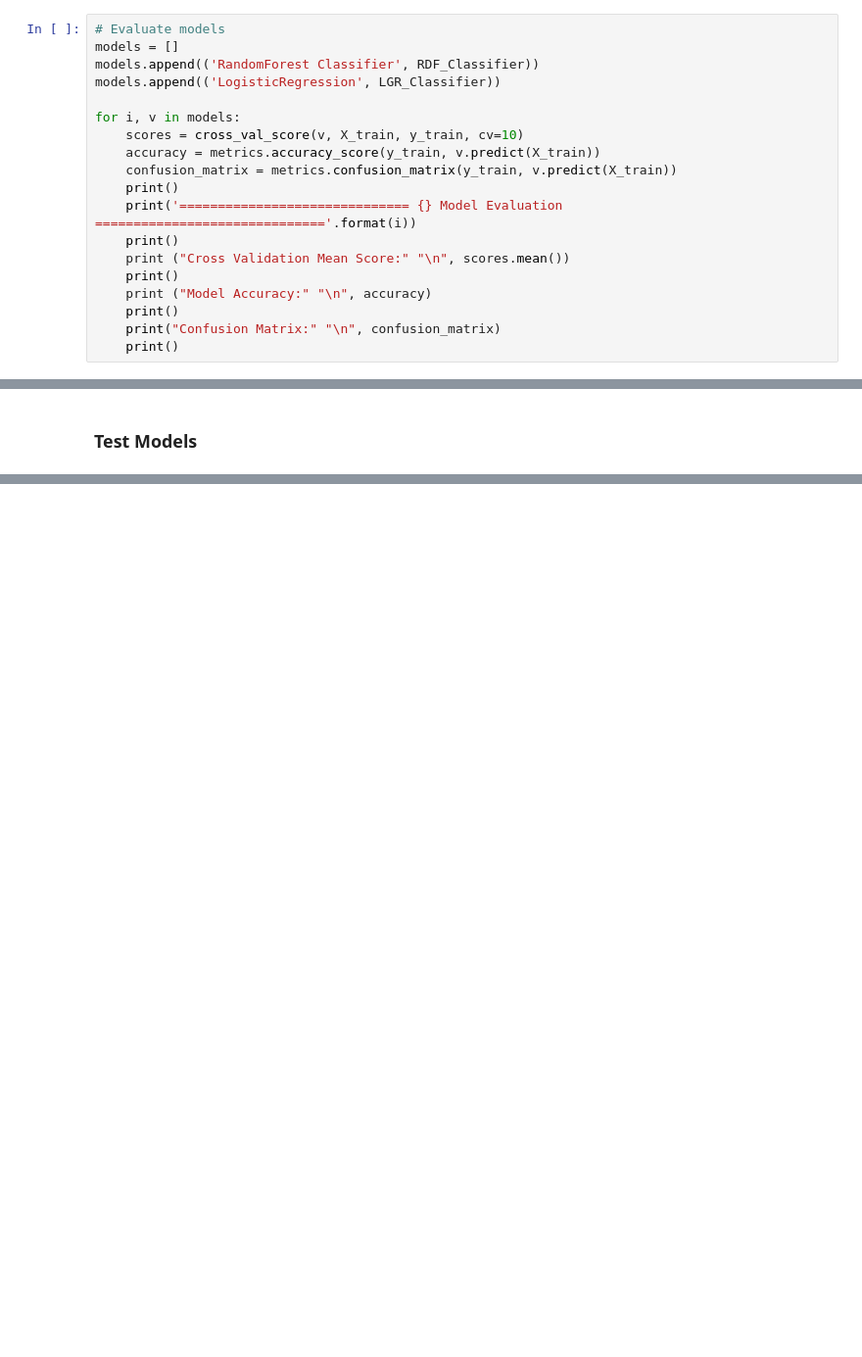
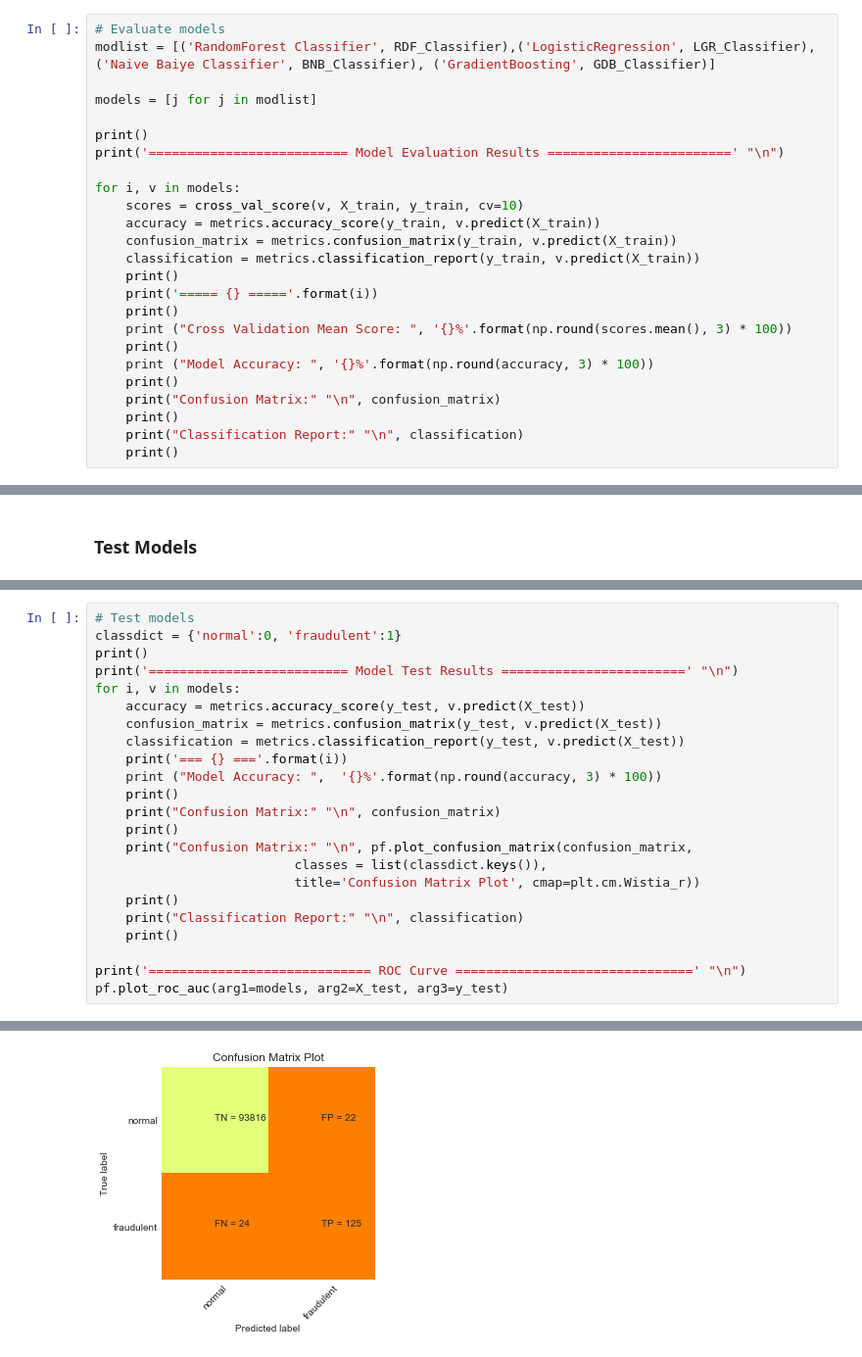
Before and after one commit to dimtics/Fraud-Detection-in-Credit-Card-Transactions-using-Machine-Learning-Techniques, a Jupyter notebook: Fraud Detection in Credit Card Transactions using ML Techniques.ipynb, the cells around one changed output, grey strips where cells are left out. Shown: that part at 98% size. Saved outputs shown, nothing was run; the diff lists cells and outputs as text; blank space fills up the shorter version.

```diff
--- a/Fraud Detection in Credit Card Transactions using ML Techniques.ipynb
+++ b/Fraud Detection in Credit Card Transactions using ML Techniques.ipynb
@@ -123,21 +146,28 @@ RDF_Classifier.fit(X_train, y_train);
 ### Evaluate Models
 # %%
 # Evaluate models
-models = []
-models.append(('RandomForest Classifier', RDF_Classifier))
-models.append(('LogisticRegression', LGR_Classifier))
+modlist = [('RandomForest Classifier', RDF_Classifier),('LogisticRegression', LGR_Classifier),
+('Naive Baiye Classifier', BNB_Classifier), ('GradientBoosting', GDB_Classifier)]
+
+models = [j for j in modlist]
+
+print()
+print('========================== Model Evaluation Results ========================' "\n")
 
 for i, v in models:
     scores = cross_val_score(v, X_train, y_train, cv=10)
     accuracy = metrics.accuracy_score(y_train, v.predict(X_train))
     confusion_matrix = metrics.confusion_matrix(y_train, v.predict(X_train))
+    classification = metrics.classification_report(y_train, v.predict(X_train))
     print()
-    print('============================== {} Model Evaluation =============================='.format(i))
+    print('===== {} ====='.format(i))
     print()
-    print ("Cross Validation Mean Score:" "\n", scores.mean())
+    print ("Cross Validation Mean Score: ", '{}%'.format(np.round(scores.mean(), 3) * 100))
     print()
-    print ("Model Accuracy:" "\n", accuracy)
+    print ("Model Accuracy: ", '{}%'.format(np.round(accuracy, 3) * 100))
     print()
     print("Confusion Matrix:" "\n", confusion_matrix)
     print()
+    print("Classification Report:" "\n", classification)
+    print()
 # %% [output]
@@ -207,0 +193,24 @@ None
+# %%
+# Test models
+classdict = {'normal':0, 'fraudulent':1}
+print()
+print('========================== Model Test Results ========================' "\n")
+for i, v in models:
+    accuracy = metrics.accuracy_score(y_test, v.predict(X_test))
+    confusion_matrix = metrics.confusion_matrix(y_test, v.predict(X_test))
+    classification = metrics.classification_report(y_test, v.predict(X_test))
+    print('=== {} ==='.format(i))
+    print ("Model Accuracy: ",  '{}%'.format(np.round(accuracy, 3) * 100))
+    print()
+    print("Confusion Matrix:" "\n", confusion_matrix)
+    print()
+    print("Confusion Matrix:" "\n", pf.plot_confusion_matrix(confusion_matrix,
+                          classes = list(classdict.keys()),
+                          title='Confusion Matrix Plot', cmap=plt.cm.Wistia_r))
+    print()
+    print("Classification Report:" "\n", classification)
+    print()
+
+print('============================= ROC Curve ===============================' "\n")
+pf.plot_roc_auc(arg1=models, arg2=X_test, arg3=y_test)
+# %% [output]
@@ -207,0 +225 @@ None
+[figure, added]
```
Also changed, not shown: parts of 14 cells of this notebook, 1 other file.
